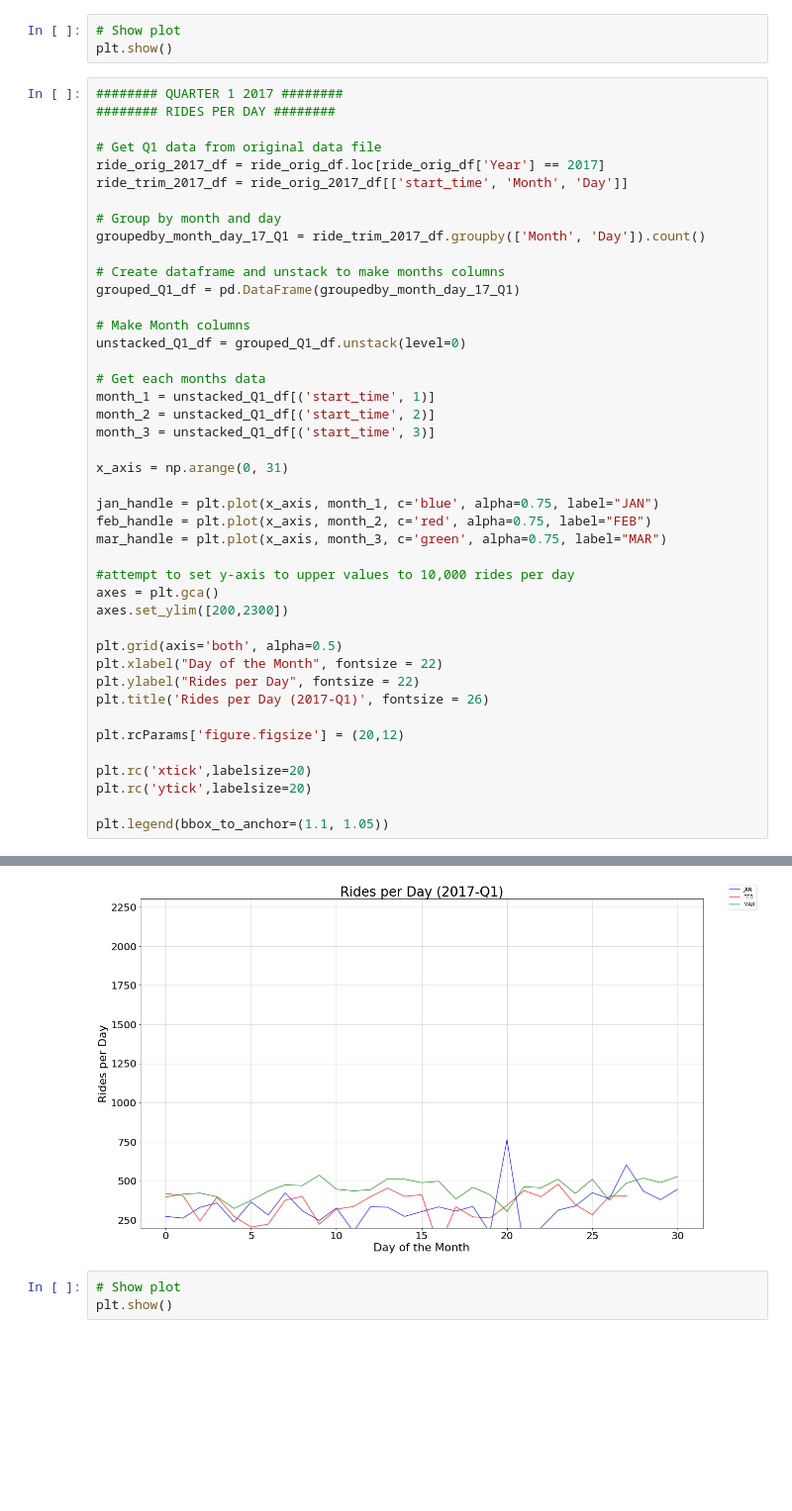
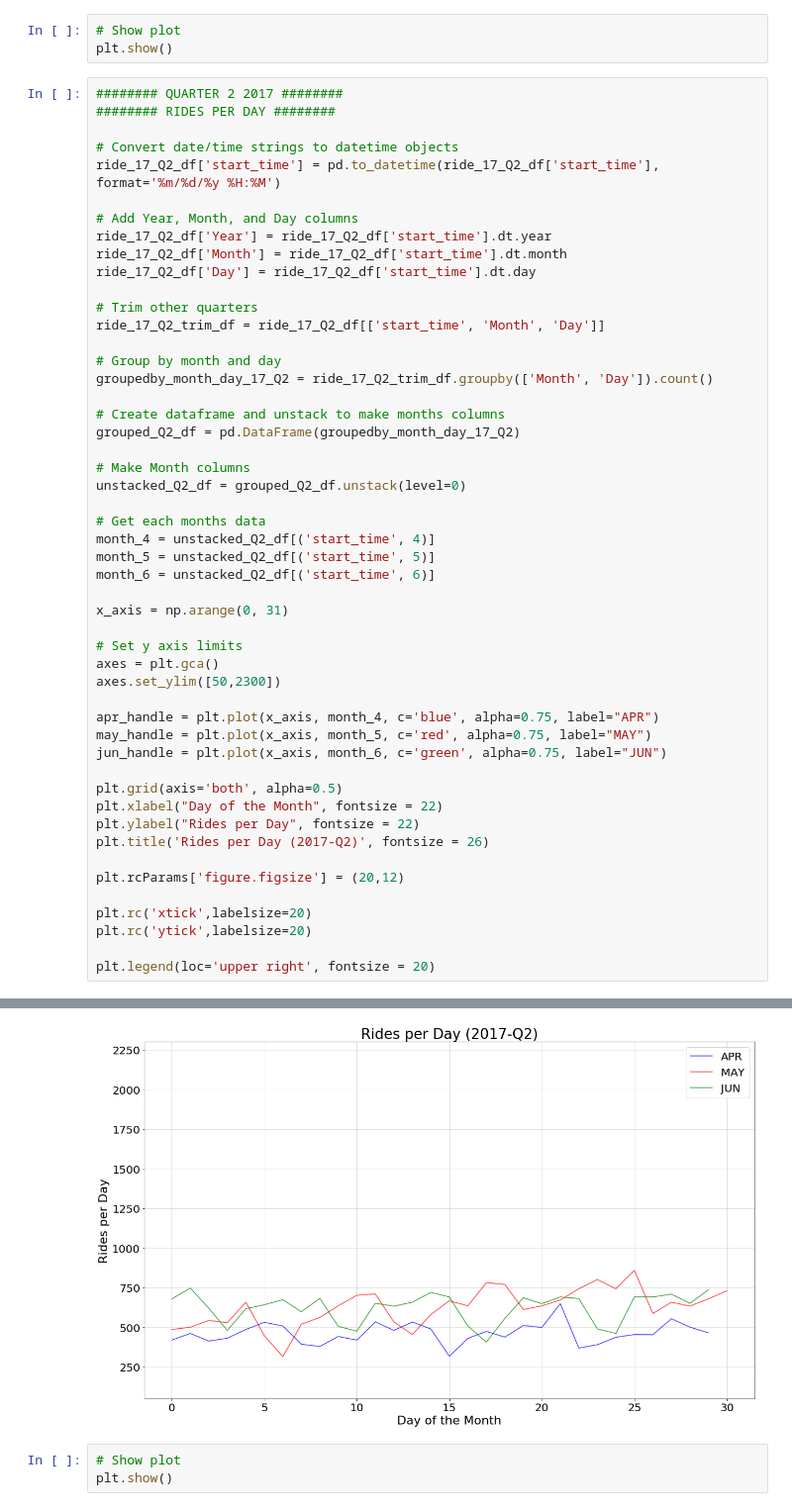
Before and after one commit to sqweets/Project1-LA-Bike_Share, a Jupyter notebook: Project_One_RidesPerDayAndMonth.ipynb, the cells around one changed output, grey strips where cells are left out. Shown: that part at 99% size. Saved outputs shown, nothing was run; the diff lists cells and outputs as text; blank space fills up the shorter version.

```diff
--- a/Project_One_RidesPerDayAndMonth.ipynb
+++ b/Project_One_RidesPerDayAndMonth.ipynb
@@ -173,51 +198,58 @@ plt.rc('ytick',labelsize=20)
 # Show plot
 plt.show()
 # %%
-######## QUARTER 1 2017 ########
+######## QUARTER 2 2017 ########
 ######## RIDES PER DAY ########
 
-# Get Q1 data from original data file
-ride_orig_2017_df = ride_orig_df.loc[ride_orig_df['Year'] == 2017]
-ride_trim_2017_df = ride_orig_2017_df[['start_time', 'Month', 'Day']]
+# Convert date/time strings to datetime objects
+ride_17_Q2_df['start_time'] = pd.to_datetime(ride_17_Q2_df['start_time'], format='%m/%d/%y %H:%M')
+
+# Add Year, Month, and Day columns
+ride_17_Q2_df['Year'] = ride_17_Q2_df['start_time'].dt.year
+ride_17_Q2_df['Month'] = ride_17_Q2_df['start_time'].dt.month
+ride_17_Q2_df['Day'] = ride_17_Q2_df['start_time'].dt.day
+
+# Trim other quarters
+ride_17_Q2_trim_df = ride_17_Q2_df[['start_time', 'Month', 'Day']]
 
 # Group by month and day
-groupedby_month_day_17_Q1 = ride_trim_2017_df.groupby(['Month', 'Day']).count()
+groupedby_month_day_17_Q2 = ride_17_Q2_trim_df.groupby(['Month', 'Day']).count()
 
 # Create dataframe and unstack to make months columns
-grouped_Q1_df = pd.DataFrame(groupedby_month_day_17_Q1)
+grouped_Q2_df = pd.DataFrame(groupedby_month_day_17_Q2)
 
 # Make Month columns
-unstacked_Q1_df = grouped_Q1_df.unstack(level=0)
+unstacked_Q2_df = grouped_Q2_df.unstack(level=0)
 
 # Get each months data
-month_1 = unstacked_Q1_df[('start_time', 1)]
-month_2 = unstacked_Q1_df[('start_time', 2)]
-month_3 = unstacked_Q1_df[('start_time', 3)]
+month_4 = unstacked_Q2_df[('start_time', 4)]
+month_5 = unstacked_Q2_df[('start_time', 5)]
+month_6 = unstacked_Q2_df[('start_time', 6)]
 
 x_axis = np.arange(0, 31)
 
-jan_handle = plt.plot(x_axis, month_1, c='blue', alpha=0.75, label="JAN")
-feb_handle = plt.plot(x_axis, month_2, c='red', alpha=0.75, label="FEB")
-mar_handle = plt.plot(x_axis, month_3, c='green', alpha=0.75, label="MAR")
+# Set y axis limits
+axes = plt.gca()
+axes.set_ylim([50,2300])
 
-#attempt to set y-axis to upper values to 10,000 rides per day
-axes = plt.gca()
-axes.set_ylim([200,2300])
+apr_handle = plt.plot(x_axis, month_4, c='blue', alpha=0.75, label="APR")
+may_handle = plt.plot(x_axis, month_5, c='red', alpha=0.75, label="MAY")
+jun_handle = plt.plot(x_axis, month_6, c='green', alpha=0.75, label="JUN")
 
 plt.grid(axis='both', alpha=0.5)
 plt.xlabel("Day of the Month", fontsize = 22)
 plt.ylabel("Rides per Day", fontsize = 22)
-plt.title('Rides per Day (2017-Q1)', fontsize = 26)
+plt.title('Rides per Day (2017-Q2)', fontsize = 26)
 
 plt.rcParams['figure.figsize'] = (20,12)
 
 plt.rc('xtick',labelsize=20)
 plt.rc('ytick',labelsize=20)
 
-plt.legend(bbox_to_anchor=(1.1, 1.05))
+plt.legend(loc='upper right', fontsize = 20)
 # %% [output]
 <matplotlib.legend.Legend at 0x...>
-[figure, old version]
+[figure, new version]
 # %%
 # Show plot
 plt.show()
```
Also changed, not shown: parts of 12 cells of this notebook, 2 other files.
